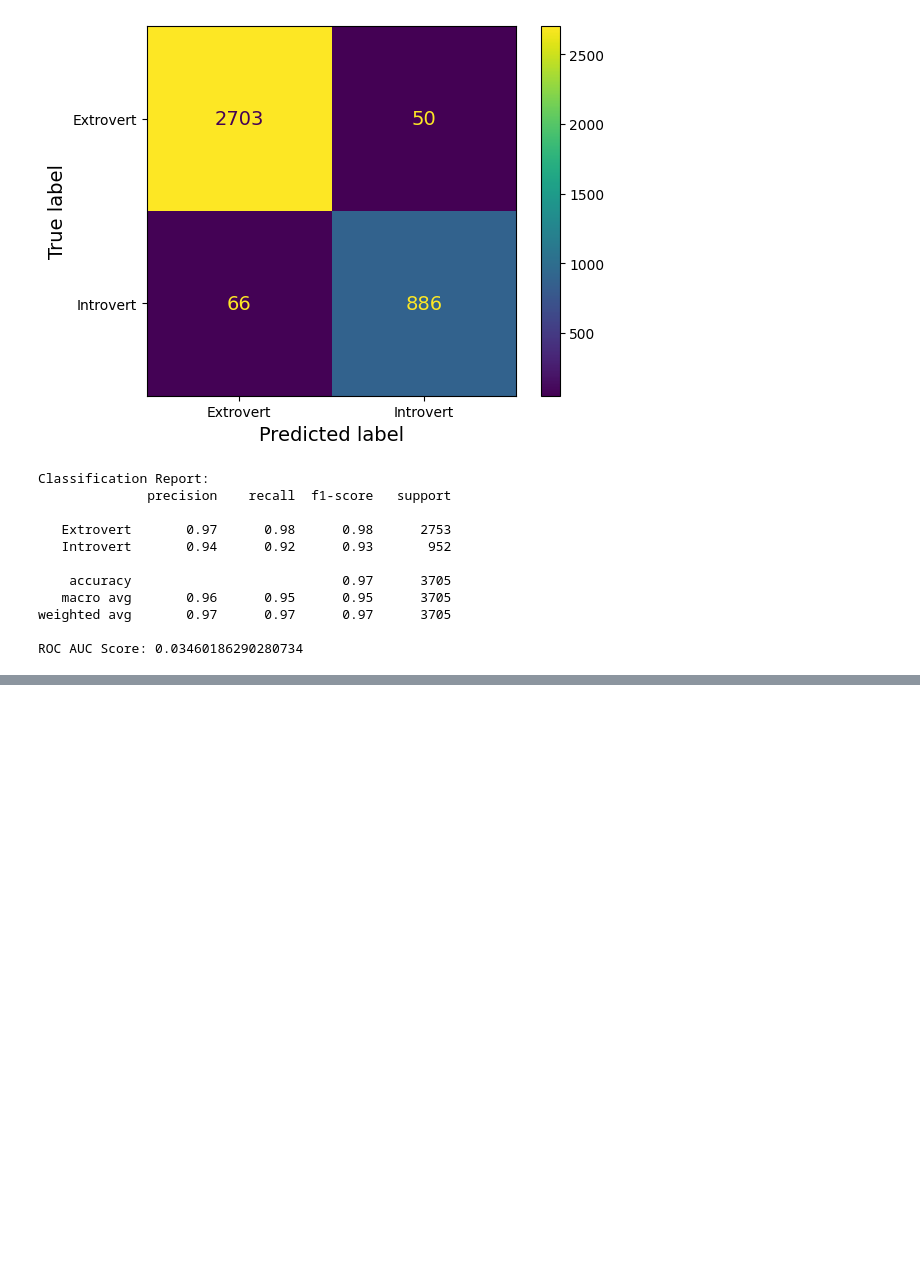
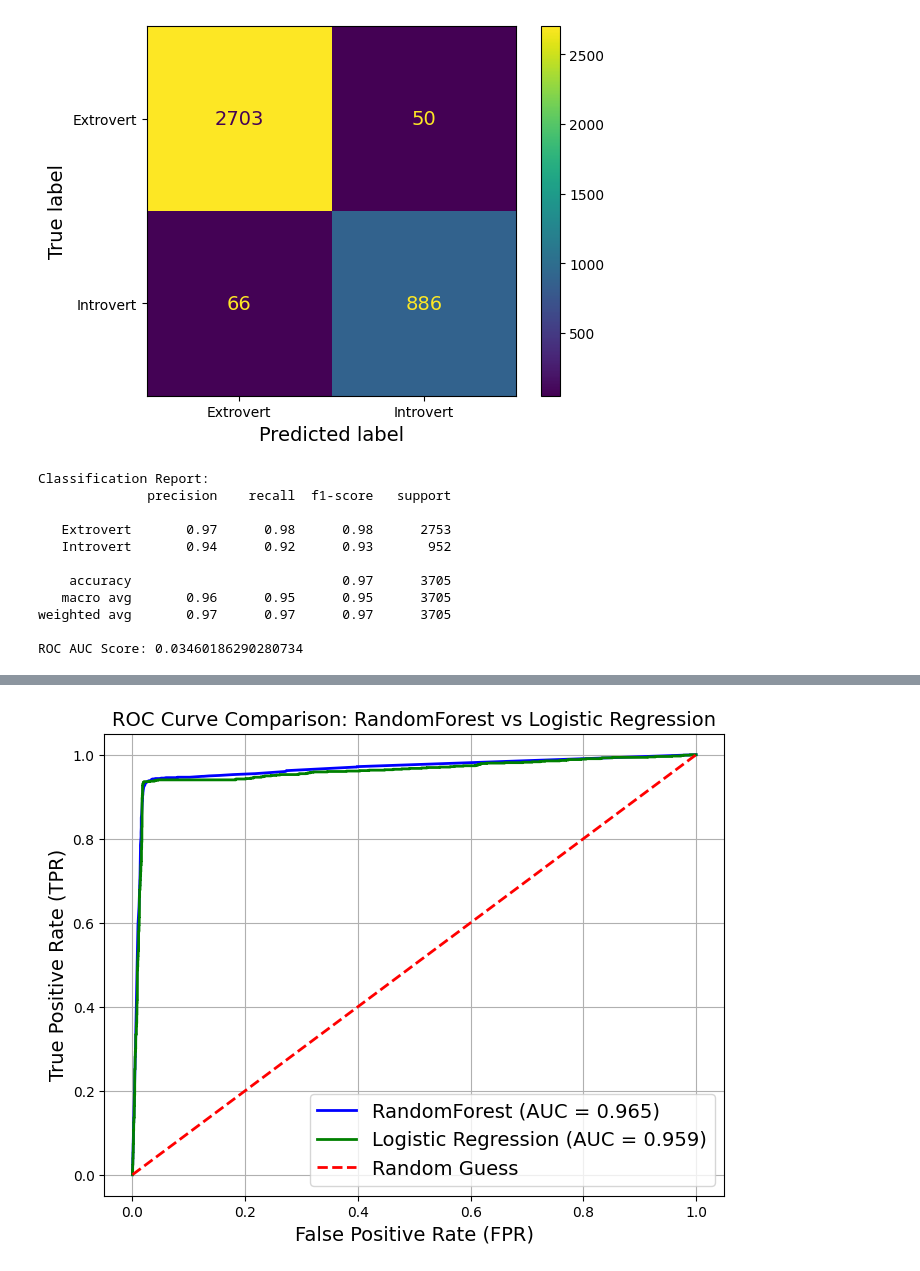
Before and after one commit to DevJustinTech/Personality-Tester, a Jupyter notebook: pgg.ipynb, the cells around one changed output, grey strips where cells are left out. Drawn from its saved outputs; the diff is of its cells as text; code cells hidden in the pictures; blank space fills up the shorter version.

Commit message:
original pgg.ipynb

```diff
--- a/pgg.ipynb
+++ b/pgg.ipynb
@@ -414,0 +403,13 @@ Logistic Regression ROC AUC (Balanced Data): 0.04097764241911803
+# %%
+# Check class distribution before balancing
+print('Original training set class distribution:')
+print(y_train_split.value_counts())
+
+# Balance the training set using SMOTE
+from imblearn.over_sampling import SMOTE
+smote = SMOTE(random_state=42)
+X_train_balanced, y_train_balanced = smote.fit_resample(X_train_scaled, y_train_split)
+
+# Check class distribution after balancing
+print('Balanced training set class distribution:')
+print(pd.Series(y_train_balanced).value_counts())
@@ -414,0 +503,29 @@ Logistic Regression ROC AUC (Balanced Data): 0.04097764241911803
+# %%
+import matplotlib.pyplot as plt
+from sklearn.metrics import roc_curve, auc
+
+# 1. Compute ROC for RandomForest
+fpr_rf, tpr_rf, _ = roc_curve(y_true_binary, y_val_proba)
+roc_auc_rf = auc(fpr_rf, tpr_rf)
+
+# 2. Compute ROC for Logistic Regression
+fpr_lr, tpr_lr, _ = roc_curve(y_true_binary, y_val_proba_lr)
+roc_auc_lr = auc(fpr_lr, tpr_lr)
+
+# 3. Plot ROC curves
+plt.figure(figsize=(8,6))
+plt.plot(fpr_rf, tpr_rf, color='blue', lw=2, label=f'RandomForest (AUC = {roc_auc_rf:.3f})')
+plt.plot(fpr_lr, tpr_lr, color='green', lw=2, label=f'Logistic Regression (AUC = {roc_auc_lr:.3f})')
+
+# 4. Plot random chance line
+plt.plot([0, 1], [0, 1], color='red', linestyle='--', lw=2, label='Random Guess')
+
+# 5. Customize plot
+plt.title('ROC Curve Comparison: RandomForest vs Logistic Regression', fontsize=14)
+plt.xlabel('False Positive Rate (FPR)')
+plt.ylabel('True Positive Rate (TPR)')
+plt.legend(loc='lower right')
+plt.grid(True)
+plt.show()
+# %% [output]
+[figure, added]
```
Also changed, not shown: parts of 31 cells of this notebook.
